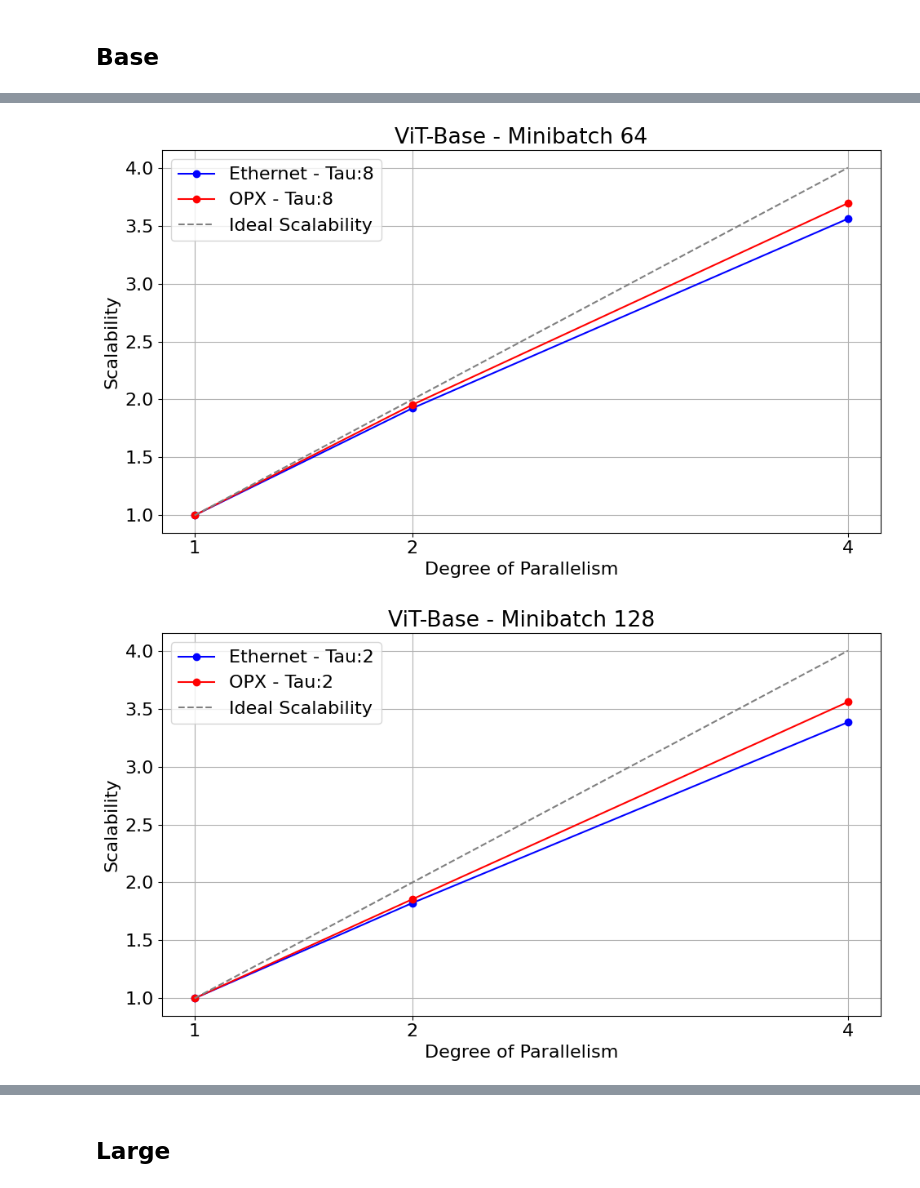
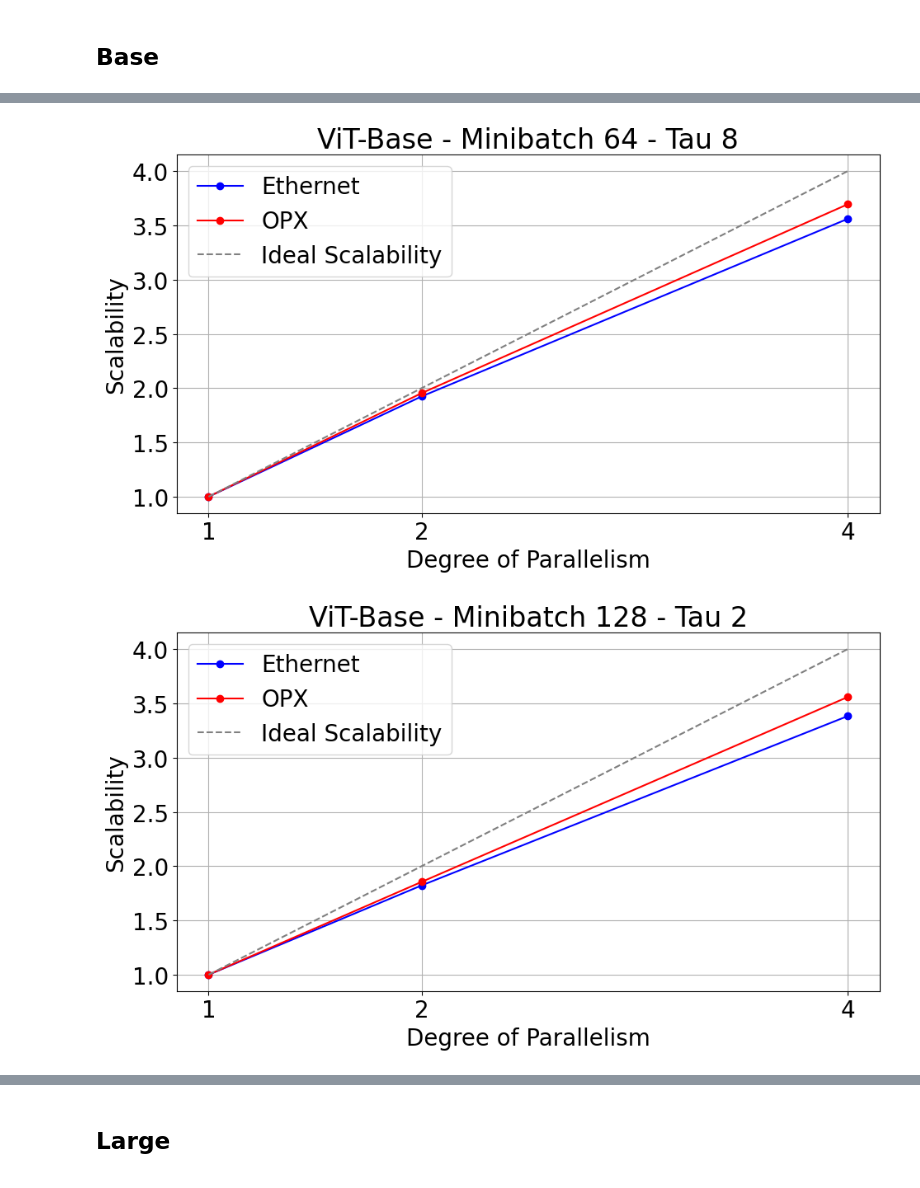
Before and after one commit to JacopoRaffi/Master_Thesis, a Jupyter notebook: analysis/ddpa.ipynb, the cells around one changed output, grey strips where cells are left out. Drawn from its saved outputs; the diff is of its cells as text; code cells hidden in the pictures.

```diff
--- a/analysis/ddpa.ipynb
+++ b/analysis/ddpa.ipynb
@@ -5,7 +5,7 @@ import numpy as np
 
 from plot_utils import *
 # %%
-plt.rcParams['font.size'] = 16
+plt.rcParams['font.size'] = 20
 # %% [markdown]
 ## PLOT DA FARE:
 1. Fai le curve come il sincrono e tieni i tau separati
@@ -78,10 +78,10 @@ plt.tight_layout()
 # %%
 plt.figure(figsize=(10,6))
-plot_speedup([ddp_1_b_64_8_eth1, ddp_2_b_64_8_eth1, ddp_4_b_64_8_eth1], "ViT-Base - Minibatch 64", "Ethernet - Tau:8", color='blue', plot_ideal=False, asynch=True)
-plot_speedup([ddp_1_b_64_8_eth1, ddp_2_b_64_8_ib0, ddp_4_b_64_8_ib0], "ViT-Base - Minibatch 64", "OPX - Tau:8", color='red', plot_ideal=True, asynch=True)
+plot_speedup([ddp_1_b_64_8_eth1, ddp_2_b_64_8_eth1, ddp_4_b_64_8_eth1], "ViT-Base - Minibatch 64 - Tau 8", "Ethernet", color='blue', plot_ideal=False, asynch=True)
+plot_speedup([ddp_1_b_64_8_eth1, ddp_2_b_64_8_ib0, ddp_4_b_64_8_ib0], "ViT-Base - Minibatch 64 - Tau 8", "OPX", color='red', plot_ideal=True, asynch=True)
 plt.tight_layout()
 # %% [output]
-[figure, old version]
+[figure, new version]
 # %%
 ddp_1_b_128_2_eth1 = pd.read_csv("../log/asynch_ddp/rank_0_asynch_ddp_1_minibatch_128_tau_2_vit-base-patch16-224-in21k_model_eth1.csv")
 ddp_2_b_128_2_eth1 = pd.read_csv("../log/asynch_ddp/rank_0_asynch_ddp_2_minibatch_128_tau_2_vit-base-patch16-224-in21k_model_eth1.csv")
@@ -128,10 +128,10 @@ ddp_2_b_128_8_ib0 = ddp_2_b_128_8_ib0[ddp_2_b_128_8_ib0['phase'] == 'train']
 ddp_4_b_128_8_ib0 = ddp_4_b_128_8_ib0[ddp_4_b_128_8_ib0['phase'] == 'train']
 # %%
 plt.figure(figsize=(10,6))
-plot_speedup([ddp_1_b_128_2_eth1, ddp_2_b_128_2_eth1, ddp_4_b_128_2_eth1], "ViT-Base - Minibatch 128", "Ethernet - Tau:2", color='blue', plot_ideal=False, asynch=True)
-plot_speedup([ddp_1_b_128_2_eth1, ddp_2_b_128_2_ib0, ddp_4_b_128_2_ib0], "ViT-Base - Minibatch 128", "OPX - Tau:2", color='red', plot_ideal=True, asynch=True)
+plot_speedup([ddp_1_b_128_2_eth1, ddp_2_b_128_2_eth1, ddp_4_b_128_2_eth1], "ViT-Base - Minibatch 128 - Tau 2", "Ethernet", color='blue', plot_ideal=False, asynch=True)
+plot_speedup([ddp_1_b_128_2_eth1, ddp_2_b_128_2_ib0, ddp_4_b_128_2_ib0], "ViT-Base - Minibatch 128 - Tau 2", "OPX", color='red', plot_ideal=True, asynch=True)
 plt.tight_layout()
 # %% [output]
-[figure, old version]
+[figure, new version]
 # %%
 plt.figure(figsize=(10,6))
```
Also changed, not shown: parts of 27 cells of this notebook.
